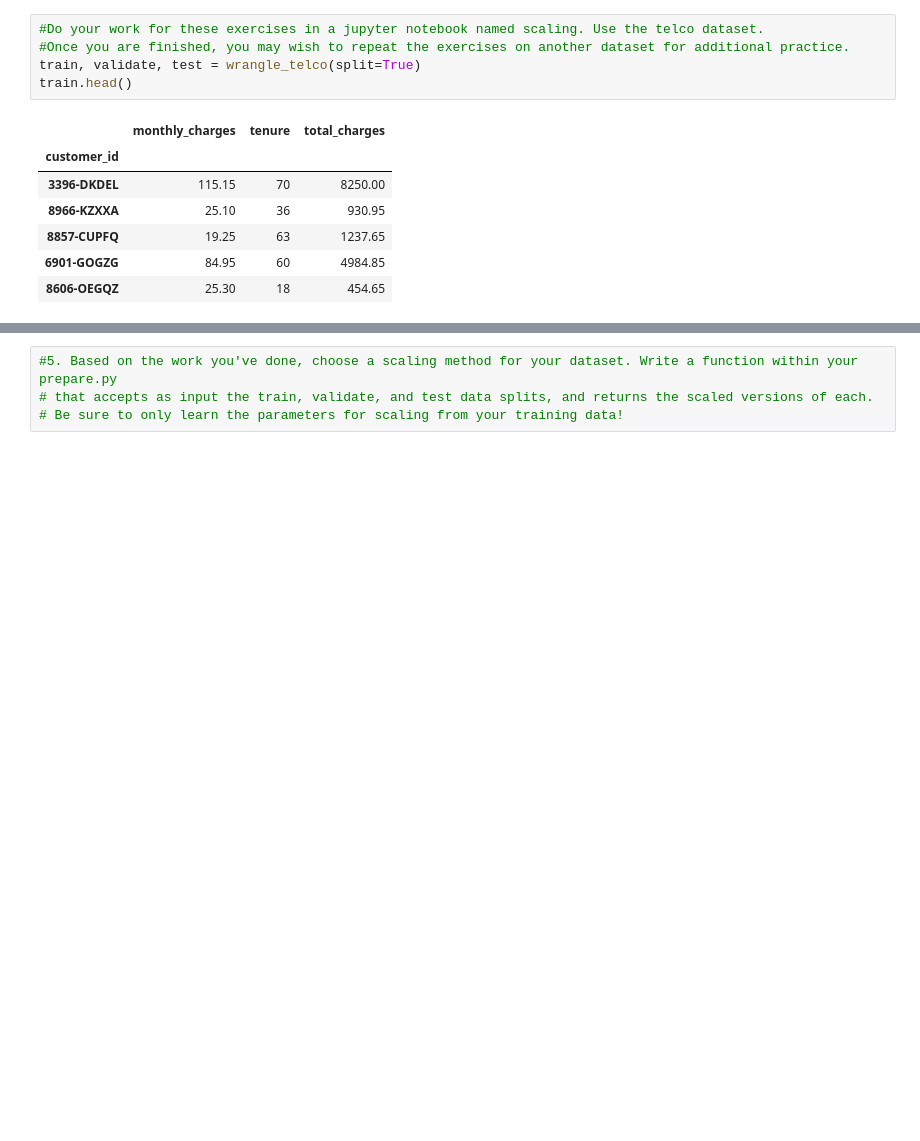
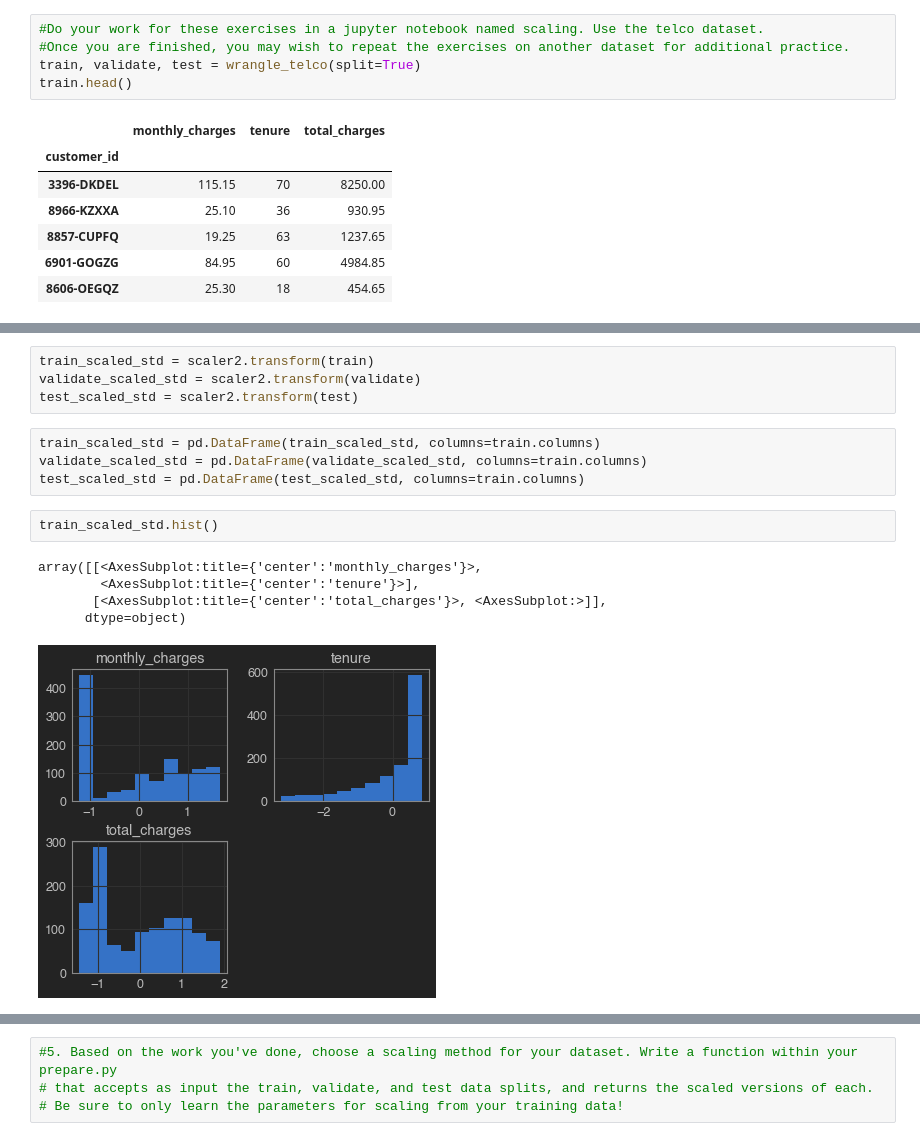
Before and after one commit to Ken-Alviola/regression-exercises, a Jupyter notebook: scaling.ipynb, the cells around one changed output, grey strips where cells are left out. Drawn from its saved outputs; the diff is of its cells as text; blank space fills up the shorter version.

```diff
--- a/scaling.ipynb
+++ b/scaling.ipynb
@@ -46,0 +87,16 @@ train.iloc[:,1:]
+# %%
+train_scaled_std = scaler2.transform(train)
+validate_scaled_std = scaler2.transform(validate)
+test_scaled_std = scaler2.transform(test)
+# %%
+train_scaled_std = pd.DataFrame(train_scaled_std, columns=train.columns)
+validate_scaled_std = pd.DataFrame(validate_scaled_std, columns=train.columns)
+test_scaled_std = pd.DataFrame(test_scaled_std, columns=train.columns)
+# %%
+train_scaled_std.hist()
+# %% [output]
+array([[<AxesSubplot:title={'center':'monthly_charges'}>,
+        <AxesSubplot:title={'center':'tenure'}>],
+       [<AxesSubplot:title={'center':'total_charges'}>, <AxesSubplot:>]],
+      dtype=object)
+[figure, added]
```
Also changed, not shown: parts of 29 cells of this notebook, 1 other file.
